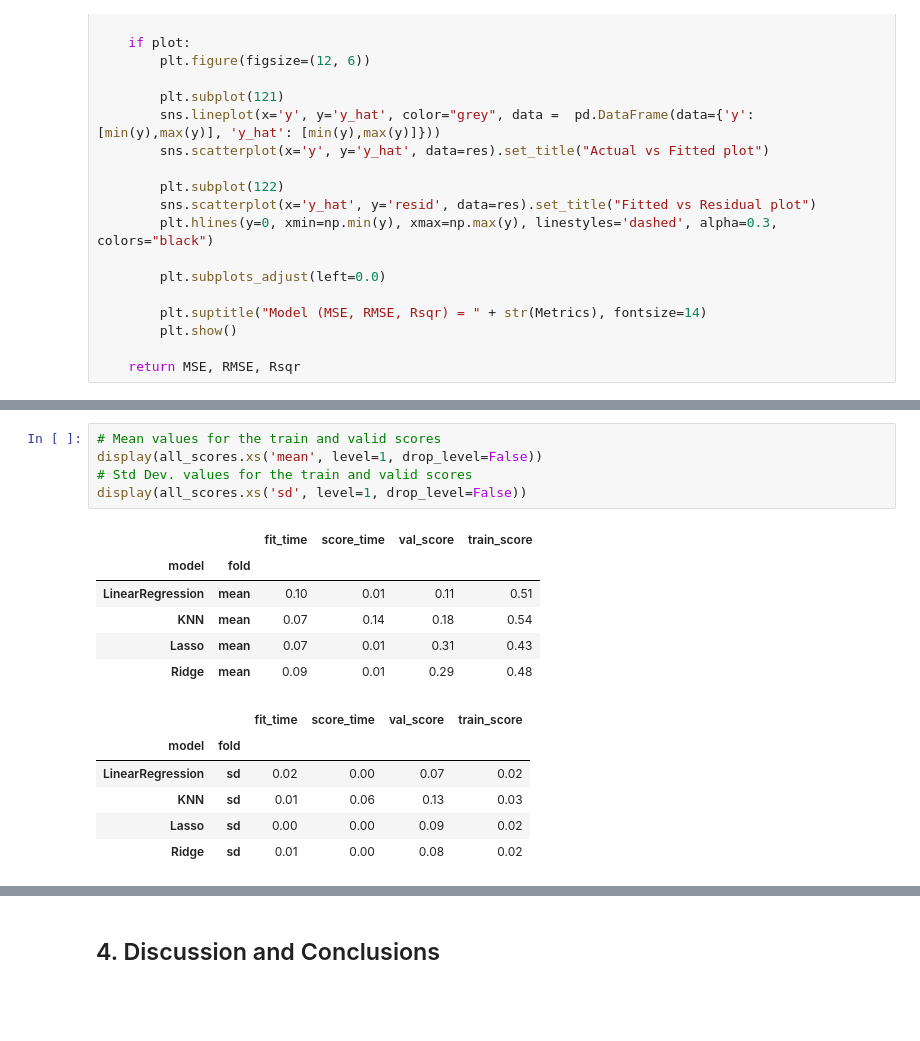
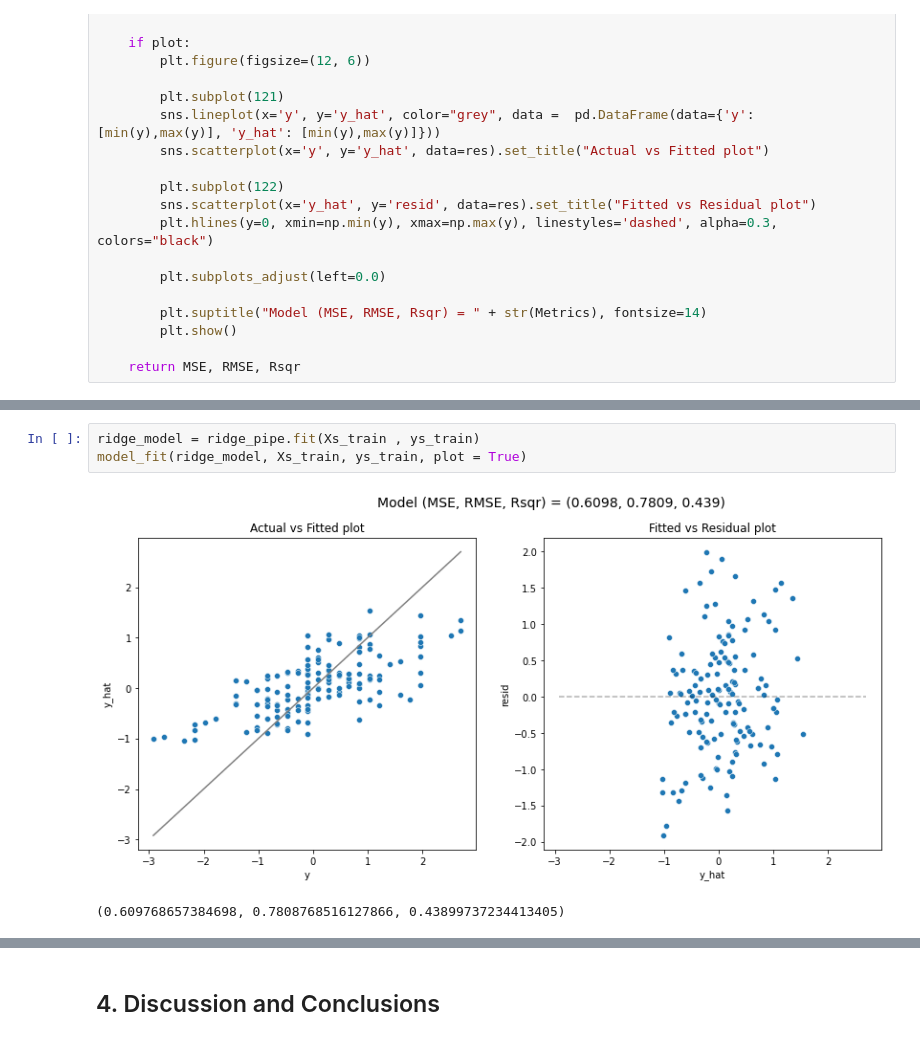
Before and after one commit to Mengyao41/ML_proj1, a Jupyter notebook: project1.ipynb, the cells around one changed output, grey strips where cells are left out. Cells and saved outputs as stored; diff of their text form; blank space fills up the shorter version.

```diff
--- a/project1.ipynb
+++ b/project1.ipynb
@@ -551,18 +640,6 @@ for i, model_name in enumerate(model_dict):
-# %%
-# Mean values for the train and valid scores
-display(all_scores.xs('mean', level=1, drop_level=False))
-# Std Dev. values for the train and valid scores
-display(all_scores.xs('sd', level=1, drop_level=False))
-# %% [output]
-|  |  | fit_time | score_time | val_score | train_score |
-| model | fold |  |  |  |  |
-| LinearRegression | mean | 0.10 | 0.01 | 0.11 | 0.51 |
-| KNN | mean | 0.07 | 0.14 | 0.18 | 0.54 |
-| Lasso | mean | 0.07 | 0.01 | 0.31 | 0.43 |
-| Ridge | mean | 0.09 | 0.01 | 0.29 | 0.48 |
-|  |  | fit_time | score_time | val_score | train_score |
-| model | fold |  |  |  |  |
-| LinearRegression | sd | 0.02 | 0.00 | 0.07 | 0.02 |
-| KNN | sd | 0.01 | 0.06 | 0.13 | 0.03 |
-| Lasso | sd | 0.00 | 0.00 | 0.09 | 0.02 |
-| Ridge | sd | 0.01 | 0.00 | 0.08 | 0.02 |
+# %%
+ridge_model = ridge_pipe.fit(Xs_train , ys_train)
+model_fit(ridge_model, Xs_train, ys_train, plot = True)
+# %% [output]
+[figure, added]
+(0.609768657384698, 0.7808768516127866, 0.43899737234413405)
```
Also changed, not shown: parts of 24 cells of this notebook, 1 other file.
